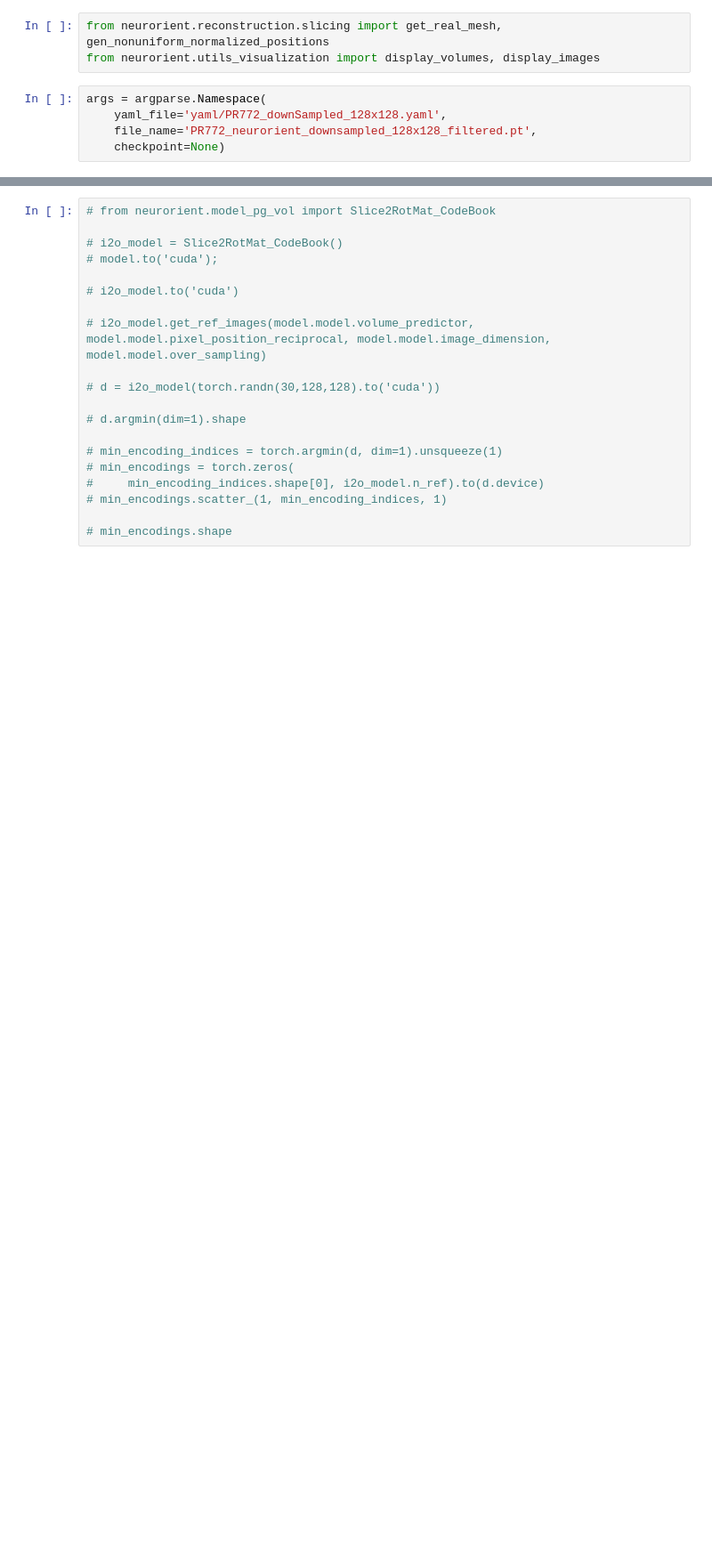
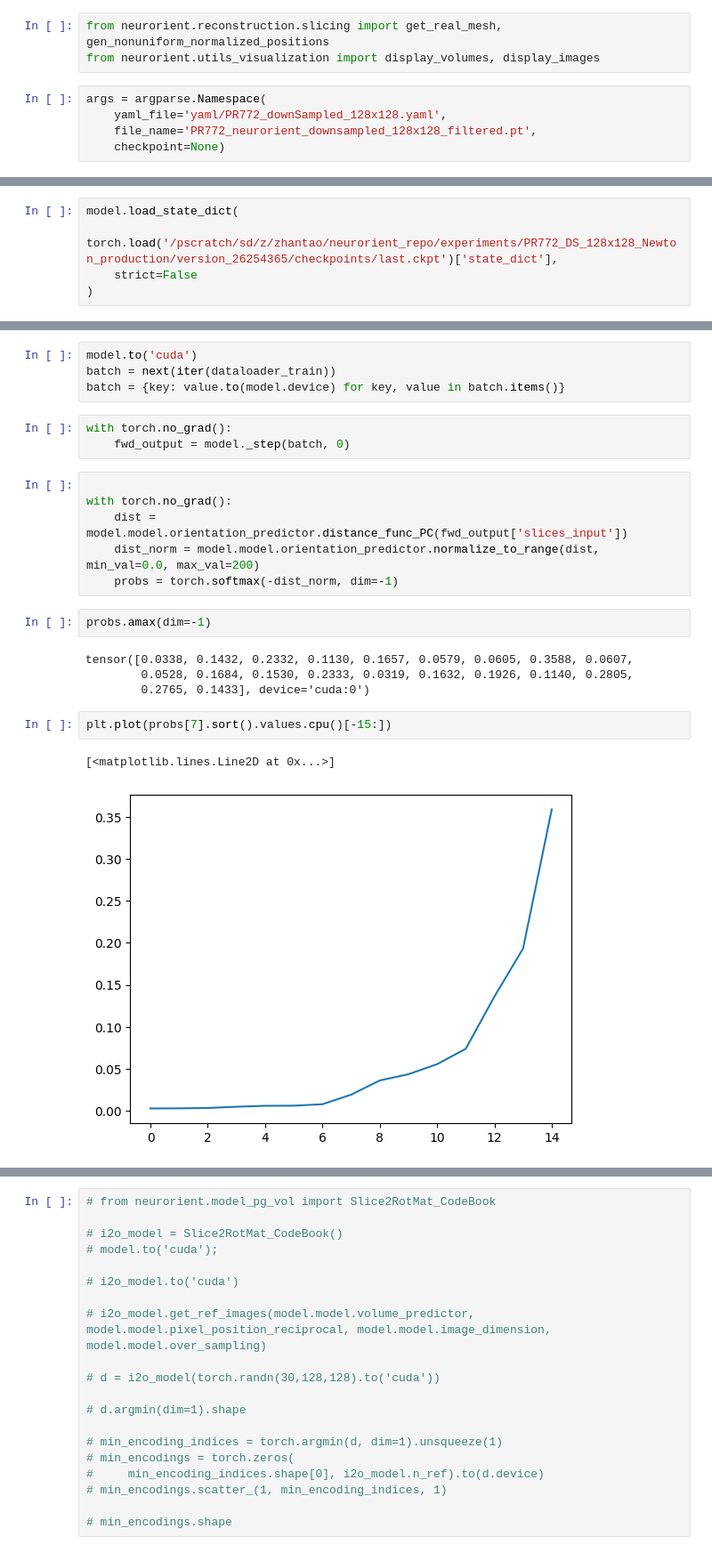
Before and after one commit to zhantaochen/neurorient, a Jupyter notebook: train_PR772.ipynb, the cells around one changed output, grey strips where cells are left out. Shown at 89% size. Drawn from its saved outputs; the diff is of its cells as text; blank space fills up the shorter version.

Commit message:
[newton R1] clean up & codebook wo symmetry

```diff
--- a/train_PR772.ipynb
+++ b/train_PR772.ipynb
@@ -315,3 +316,8 @@ Initialized with 46080 reference rotations and max_val: 100.0
                'total_epochs': 1000,
                'warmup_epochs': 5},
  'weight_decay': 1e-07}
+# %%
+model.load_state_dict(
+    torch.load('/pscratch/sd/z/zhantao/neurorient_repo/experiments/PR772_DS_128x128_Newton_production/version_26254365/checkpoints/last.ckpt')['state_dict'],
+    strict=False
+)
@@ -317,0 +339,24 @@ Initialized with 46080 reference rotations and max_val: 100.0
+# %%
+model.to('cuda')
+batch = next(iter(dataloader_train))
+batch = {key: value.to(model.device) for key, value in batch.items()}
+# %%
+with torch.no_grad():
+    fwd_output = model._step(batch, 0)
+# %%
+
+with torch.no_grad():
+    dist = model.model.orientation_predictor.distance_func_PC(fwd_output['slices_input'])
+    dist_norm = model.model.orientation_predictor.normalize_to_range(dist, min_val=0.0, max_val=200)
+    probs = torch.softmax(-dist_norm, dim=-1)
+# %%
+probs.amax(dim=-1)
+# %% [output]
+tensor([0.0338, 0.1432, 0.2332, 0.1130, 0.1657, 0.0579, 0.0605, 0.3588, 0.0607,
+        0.0528, 0.1684, 0.1530, 0.2333, 0.0319, 0.1632, 0.1926, 0.1140, 0.2805,
+        0.2765, 0.1433], device='cuda:0')
+# %%
+plt.plot(probs[7].sort().values.cpu()[-15:])
+# %% [output]
+[<matplotlib.lines.Line2D at 0x...>]
+[figure, added]
```
Also changed, not shown: parts of 25 cells of this notebook, 17 other files.
